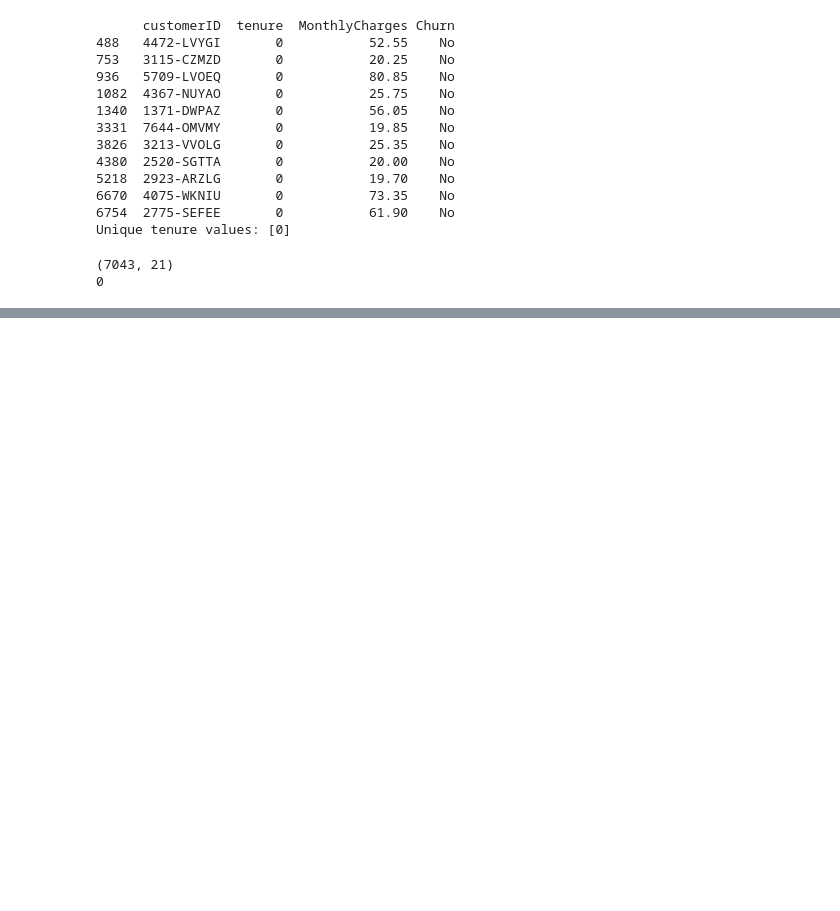
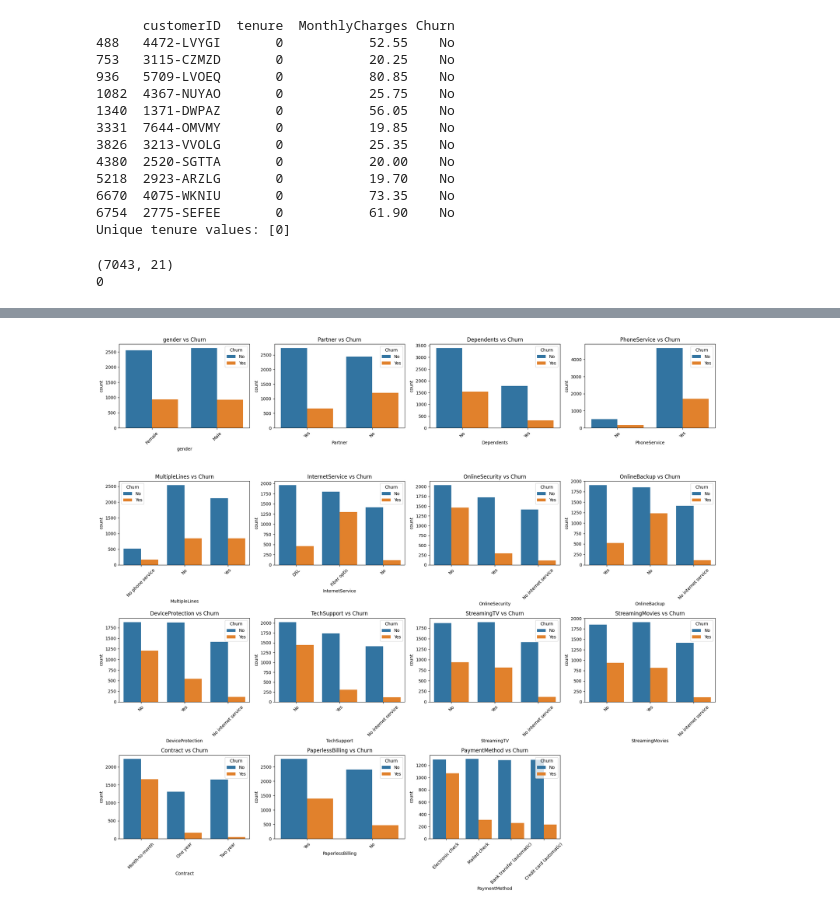
Before and after one commit to vihangasathsara-75/cm2604-cw-telco-churn-prediction, a Jupyter notebook: notebooks/01_eda.ipynb, the cells around one changed output, grey strips where cells are left out. Cells and saved outputs as stored; diff of their text form; code cells hidden in the pictures; blank space fills up the shorter version.

```diff
--- a/notebooks/01_eda.ipynb
+++ b/notebooks/01_eda.ipynb
@@ -109,0 +198,23 @@ print(df["TotalCharges"].isnull().sum())
+# %%
+fig, axes = plt.subplots(4, 4, figsize=(20, 18))
+
+axes = axes.flatten()
+
+for i, col in enumerate(categorical_cols):
+    sns.countplot(
+        data=df,
+        x=col,
+        hue="Churn",
+        ax=axes[i]
+    )
+
+    axes[i].set_title(f"{col} vs Churn")
+    axes[i].tick_params(axis="x", rotation=45)
+
+for j in range(len(categorical_cols), len(axes)):
+    axes[j].set_visible(False)
+
+plt.tight_layout()
+plt.show()
+# %% [output]
+[figure, added]
```
Also changed, not shown: parts of 6 cells of this notebook.
